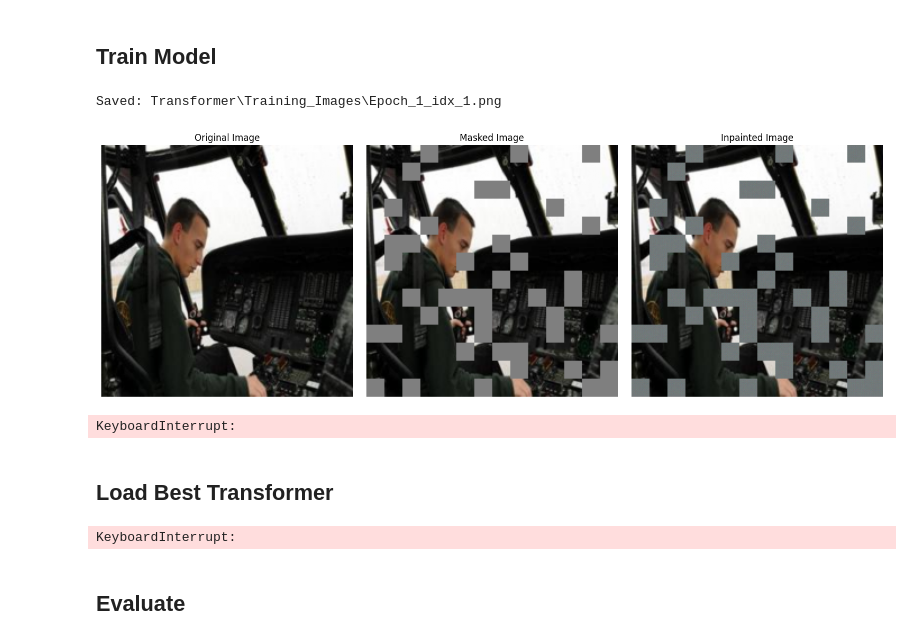
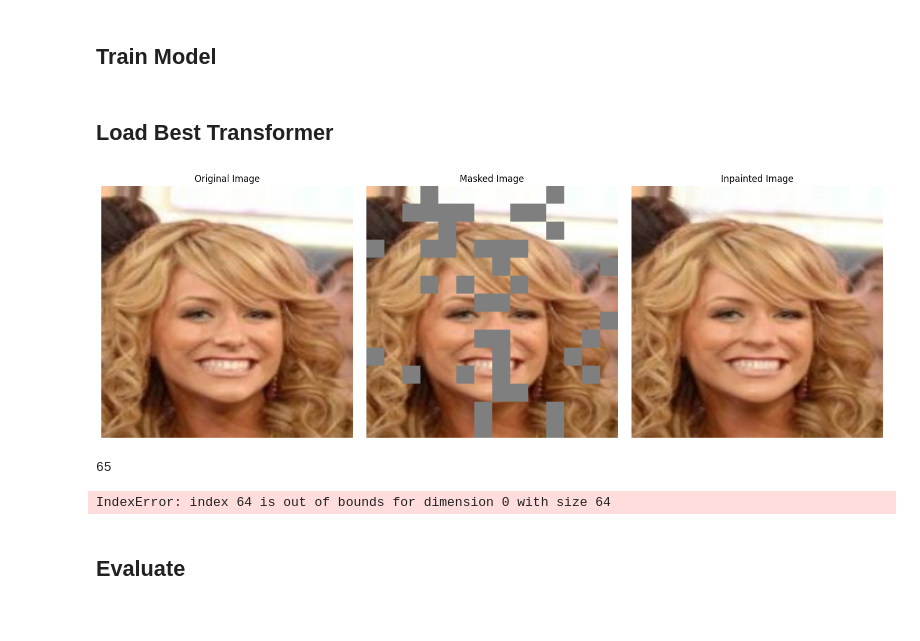
Before and after one commit to ragibglv/Image-Inpainting-YZV-302E, a Jupyter notebook: Project.ipynb, the cells around one changed output. Saved outputs shown, nothing was run; the diff lists cells and outputs as text; code cells hidden in the pictures.

```diff
--- a/Project.ipynb
+++ b/Project.ipynb
@@ -324,6 +324,7 @@ def train_model(model, optimizer, scaler, start_epoch, best_valid_loss, train_lo
             batch_accuracy = pixel_accuracy(outputs, images, expanded_mask)
             train_PSNR += batch_psnr
             train_accuracy += batch_accuracy
+            train_loss += loss.item()
 
             if(plot_counter == 0):
                 plot_counter = 1500
@@ -405,7 +406,7 @@ def train_model(model, optimizer, scaler, start_epoch, best_valid_loss, train_lo
 model = ViT_decoder().to(device)
 optimizer = torch.optim.Adam(filter(lambda p: p.requires_grad, model.parameters()), lr=1e-4)
 scaler = torch.amp.GradScaler("cuda")
-trained_before = 0
+trained_before = 2
 if (trained_before == 0):
     train_model(model, optimizer, scaler, 0, float('inf'), train_loader, valid_loader, 20, device=device)
 elif(trained_before == 1):
@@ -419,26 +420,25 @@ elif(trained_before == 1):
     train_model(model, optimizer, scaler, start_epoch, best_valid_loss, train_loader, valid_loader, 4, device)
 else:
     pass
-# %% [output]
-Saved: Transformer\Training_Images\Epoch_1_idx_1.png
-[figure, removed]
-KeyboardInterrupt:
 # %% [markdown]
 ## Load Best Transformer
 # %%
 model.load_state_dict(torch.load("best_model.pth")["model_state_dict"])
 model.eval()
 
 with torch.no_grad():
     for idx, (images, masked_images, masks) in enumerate(train_loader):
         images, masked_images, masks = images.to(device), masked_images.to(device), masks.to(device)
         expanded_mask = masks.view(masks.size(0),14, 14)
         expanded_mask = expanded_mask.repeat_interleave(16, dim=1).repeat_interleave(16, dim=2)
         expanded_mask = expanded_mask.unsqueeze(1).float()
         outputs = model(masked_images, masks)
-        plot_sample_image(images[idx], masked_images[idx], outputs[idx], expanded_mask[idx])
+        print(idx)
+        plot_sample_image(images[idx - 1], masked_images[idx - 1], outputs[idx - 1], expanded_mask[idx - 1])
 # %% [output]
+[figure, added]
-KeyboardInterrupt:
+65
+IndexError: index 64 is out of bounds for dimension 0 with size 64
 # %% [markdown]
 ## Evaluate
 # %%
```
Also changed, not shown: parts of 1 cell of this notebook, 1 other file.
